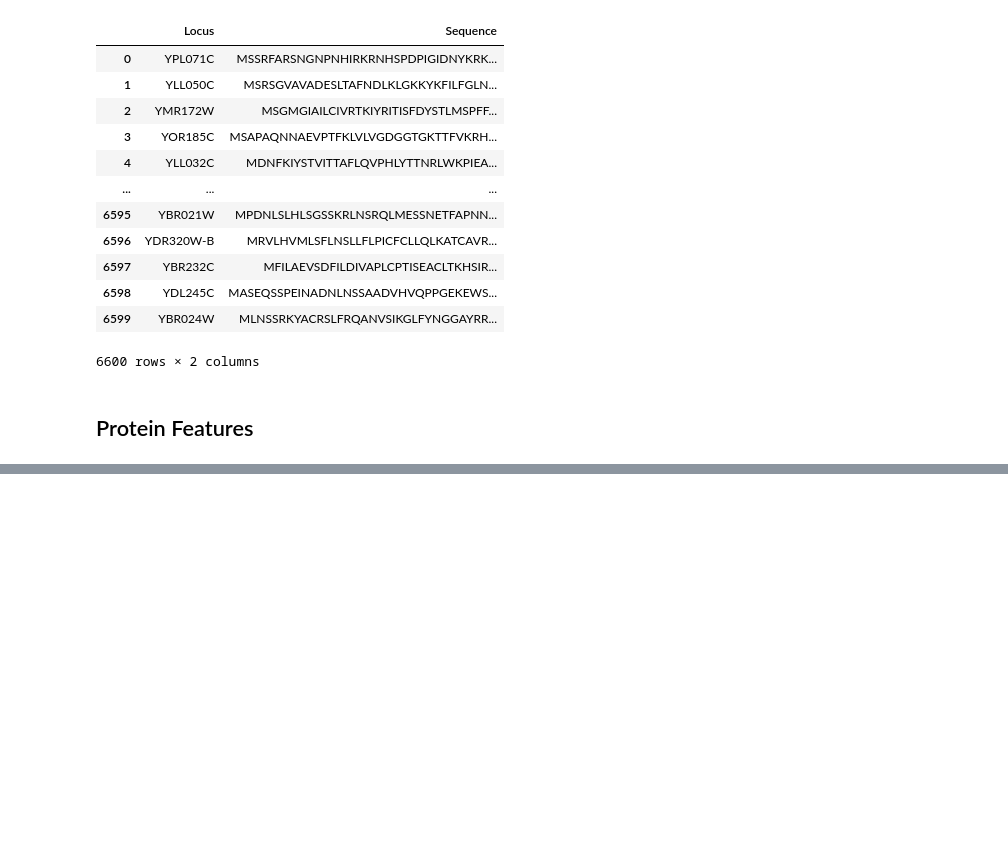
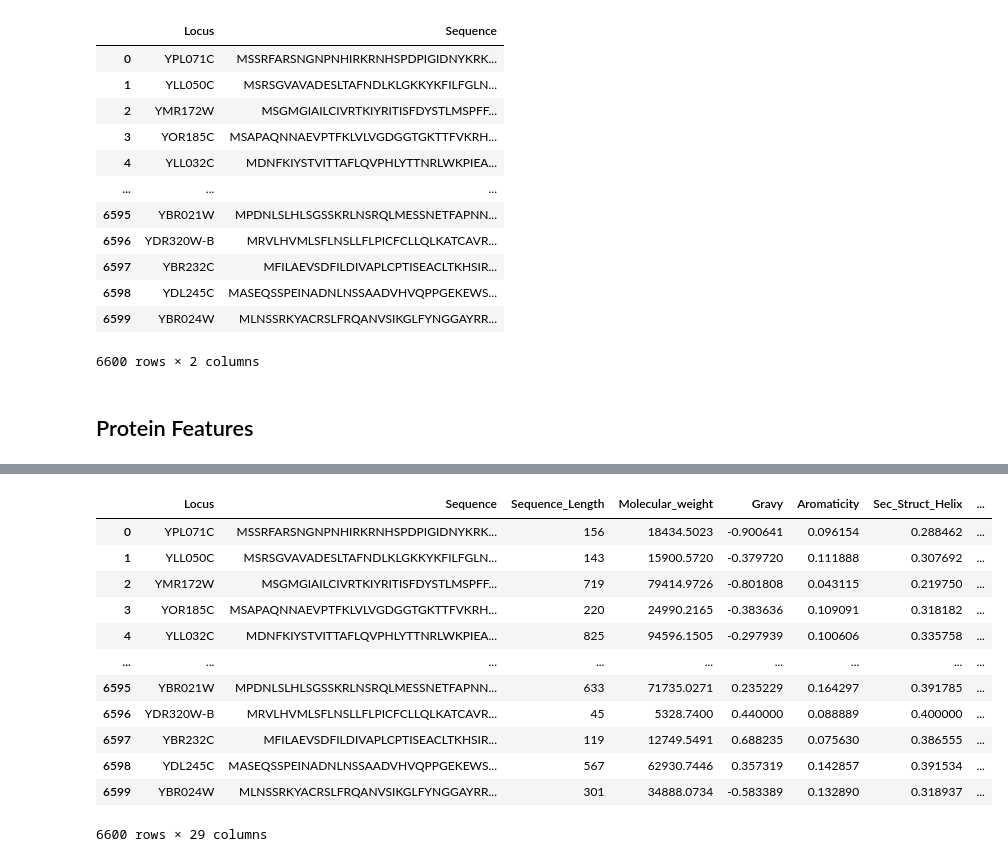
Before and after one commit to JessicaIta/sequence-protein-features, a Jupyter notebook: sequence-protein-features.ipynb, the cells around one changed output, grey strips where cells are left out. Drawn from its saved outputs; the diff is of its cells as text; code cells hidden in the pictures; blank space fills up the shorter version.

```diff
--- a/sequence-protein-features.ipynb
+++ b/sequence-protein-features.ipynb
@@ -123 +127,18 @@ df_bio
 6600 rows × 29 columns
+# %%
+df_bio.to_csv('feature_sequences.csv', index=False)
+df_bio
+# %% [output]
+|  | Locus | Sequence | Sequence_Length | Molecular_weight | Gravy | Aromaticity | Sec_Struct_Helix | ... |
+| 0 | YPL071C | MSSRFARSNGNPNHIRKRNHSPDPIGIDNYKRK... | 156 | 18434.5023 | -0.900641 | 0.096154 | 0.288462 | ... |
+| 1 | YLL050C | MSRSGVAVADESLTAFNDLKLGKKYKFILFGLN... | 143 | 15900.5720 | -0.379720 | 0.111888 | 0.307692 | ... |
+| 2 | YMR172W | MSGMGIAILCIVRTKIYRITISFDYSTLMSPFF... | 719 | 79414.9726 | -0.801808 | 0.043115 | 0.219750 | ... |
+| 3 | YOR185C | MSAPAQNNAEVPTFKLVLVGDGGTGKTTFVKRH... | 220 | 24990.2165 | -0.383636 | 0.109091 | 0.318182 | ... |
+| 4 | YLL032C | MDNFKIYSTVITTAFLQVPHLYTTNRLWKPIEA... | 825 | 94596.1505 | -0.297939 | 0.100606 | 0.335758 | ... |
+| ... | ... | ... | ... | ... | ... | ... | ... | ... |
+| 6595 | YBR021W | MPDNLSLHLSGSSKRLNSRQLMESSNETFAPNN... | 633 | 71735.0271 | 0.235229 | 0.164297 | 0.391785 | ... |
+| 6596 | YDR320W-B | MRVLHVMLSFLNSLLFLPICFCLLQLKATCAVR... | 45 | 5328.7400 | 0.440000 | 0.088889 | 0.400000 | ... |
+| 6597 | YBR232C | MFILAEVSDFILDIVAPLCPTISEACLTKHSIR... | 119 | 12749.5491 | 0.688235 | 0.075630 | 0.386555 | ... |
+| 6598 | YDL245C | MASEQSSPEINADNLNSSAADVHVQPPGEKEWS... | 567 | 62930.7446 | 0.357319 | 0.142857 | 0.391534 | ... |
+| 6599 | YBR024W | MLNSSRKYACRSLFRQANVSIKGLFYNGGAYRR... | 301 | 34888.0734 | -0.583389 | 0.132890 | 0.318937 | ... |
+6600 rows × 29 columns
```
Also changed, not shown: parts of 2 cells of this notebook, 1 other file.
